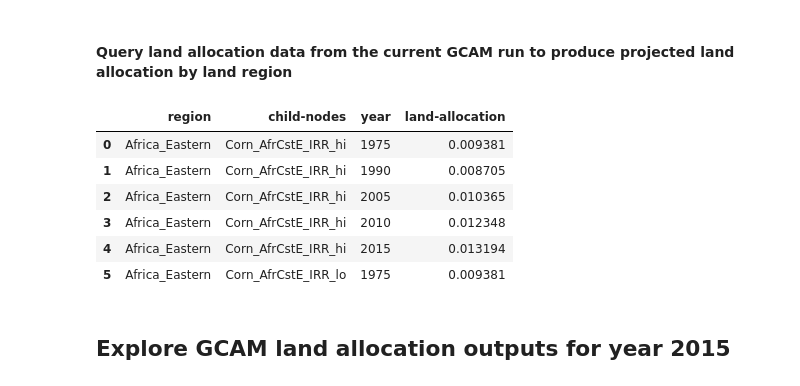
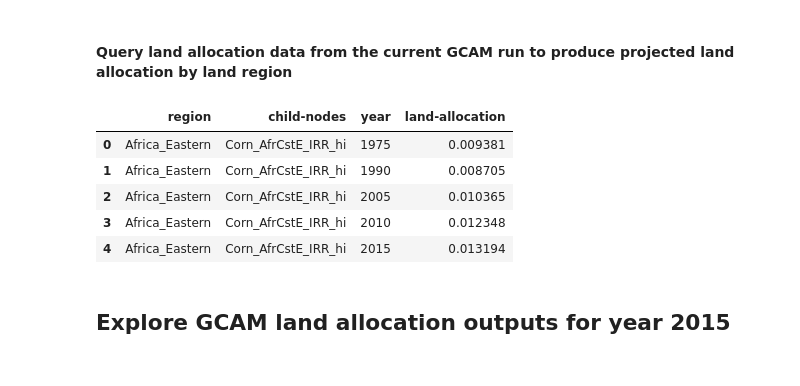
Before and after one commit to JGCRI/gcam_demeter_clinic, a Jupyter notebook: notebooks/gcam_demeter_demo.ipynb, the cells around one changed output. Saved outputs shown, nothing was run; the diff lists cells and outputs as text; code cells hidden in the pictures.

```diff
--- a/notebooks/gcam_demeter_demo.ipynb
+++ b/notebooks/gcam_demeter_demo.ipynb
@@ -123,22 +125,21 @@ Wall time: 32.2 s
 # %%
 # load query from query library
 query_string = gw.get_query('land', 'land_allocation')
 
 # query specific information
 query_params = {'region': ['*'], 'leaf': ['*'], 'year': ['<=', g.get_current_year()]}
 
 # create an output data frame containing land data
 land_df = g.get_data(query_string, query_params)
 
-land_df.head(6)
+land_df.head()
 # %% [output]
 |  | region | child-nodes | year | land-allocation |
 | 0 | Africa_Eastern | Corn_AfrCstE_IRR_hi | 1975 | 0.009381 |
 | 1 | Africa_Eastern | Corn_AfrCstE_IRR_hi | 1990 | 0.008705 |
 | 2 | Africa_Eastern | Corn_AfrCstE_IRR_hi | 2005 | 0.010365 |
 | 3 | Africa_Eastern | Corn_AfrCstE_IRR_hi | 2010 | 0.012348 |
 | 4 | Africa_Eastern | Corn_AfrCstE_IRR_hi | 2015 | 0.013194 |
-| 5 | Africa_Eastern | Corn_AfrCstE_IRR_lo | 1975 | 0.009381 |
 # %% [markdown]
 ## Explore GCAM land allocation outputs for year 2015
 # %% [markdown]
```
Also changed, not shown: parts of 12 cells of this notebook, 1 other file.
